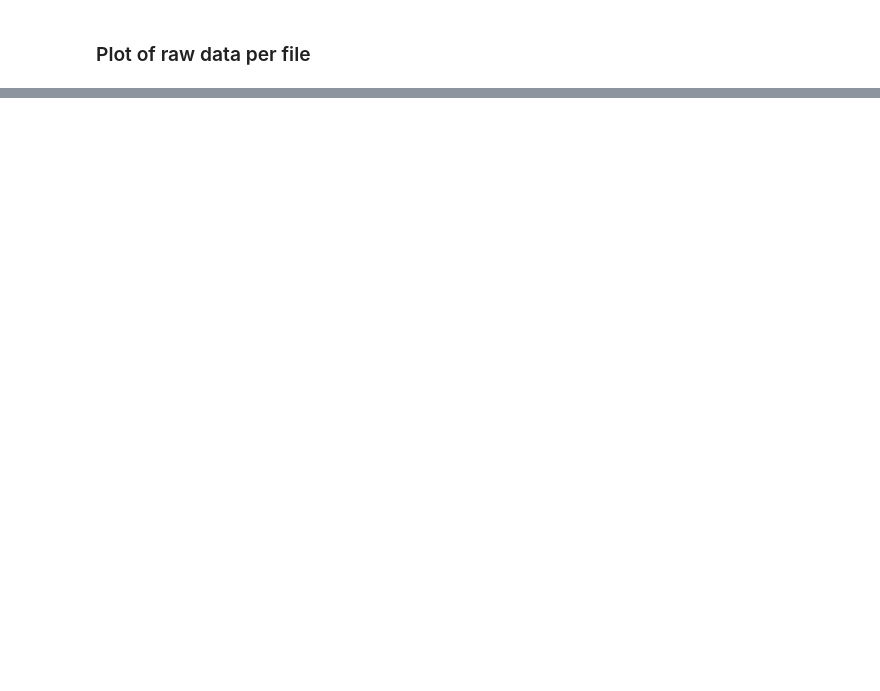
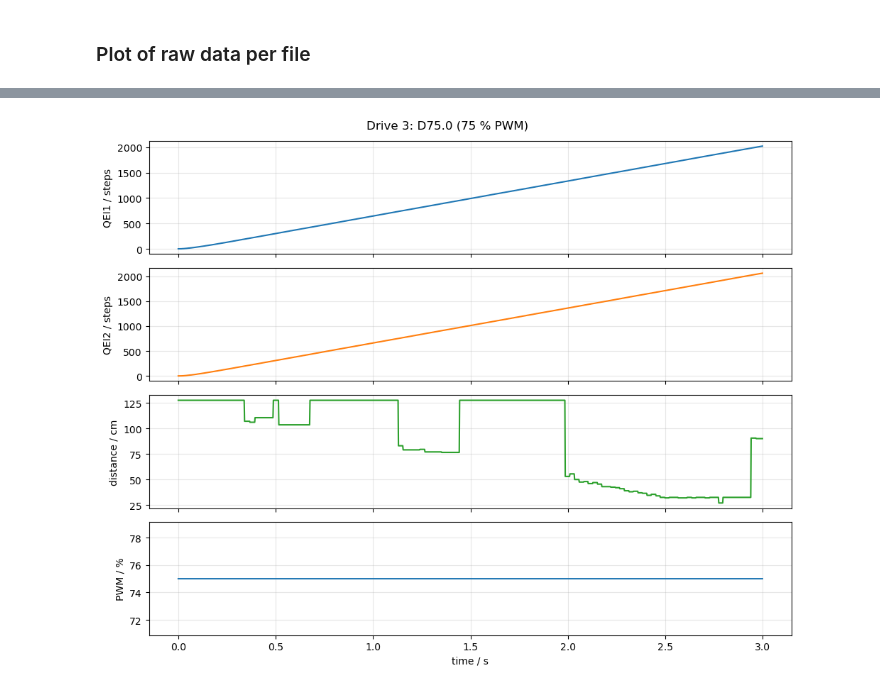
Before and after one commit to janisgra/RTP-T3-SoSe2026, a Jupyter notebook: 02_Preperations/drive-analysis.ipynb, the cells around one changed output, grey strips where cells are left out. Cells and saved outputs as stored; diff of their text form; code cells hidden in the pictures; blank space fills up the shorter version.

```diff
--- a/02_Preperations/drive-analysis.ipynb
+++ b/02_Preperations/drive-analysis.ipynb
@@ -35,0 +166,6 @@ csv_files = [path_d25, path_d50, path_d75, path_d100, path_pm25]
+# %%
+df_d75 = load_log(paths["D75"])
+plot_raw(df_d75, "Drive 3: D75.0 (75 % PWM)")
+plt.show()
+# %% [output]
+[figure, added]
```
Also changed, not shown: parts of 27 cells of this notebook.
